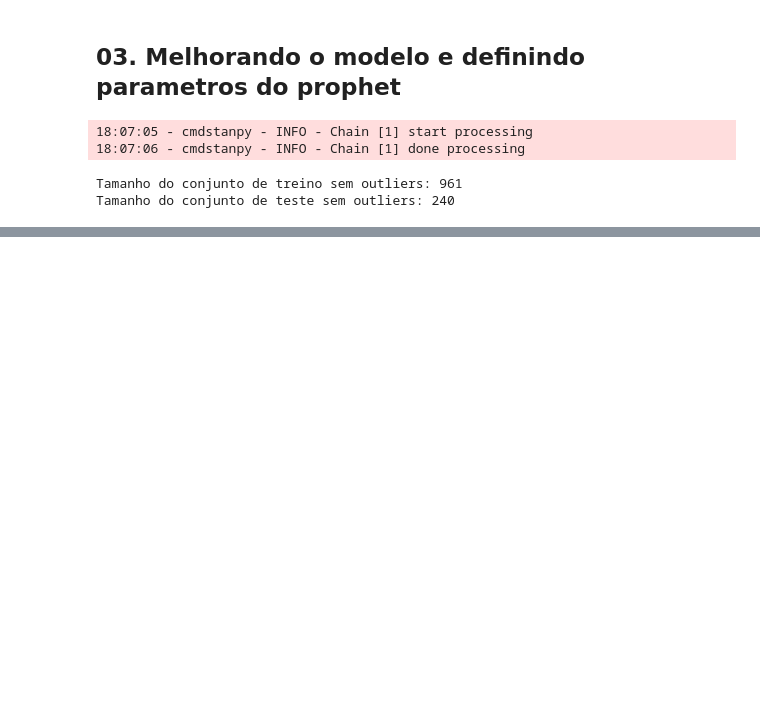
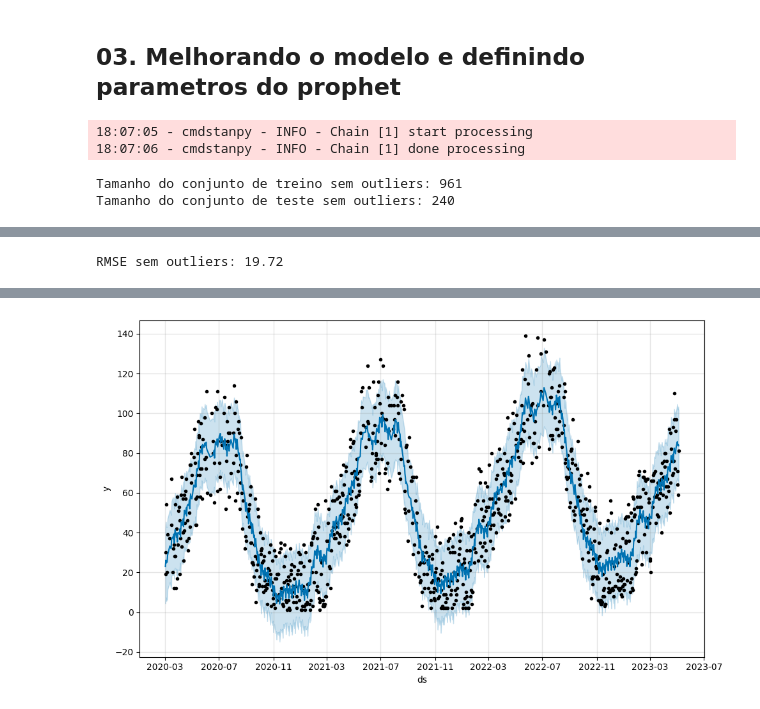
Before and after one commit to JCarapina/Estudos-praticos, a Jupyter notebook: series_prophet/notebooks/prophet.ipynb, the cells around one changed output, grey strips where cells are left out. Cells and saved outputs as stored; diff of their text form; code cells hidden in the pictures; blank space fills up the shorter version.

```diff
--- a/series_prophet/notebooks/prophet.ipynb
+++ b/series_prophet/notebooks/prophet.ipynb
@@ -229,0 +257,14 @@ previsao = modelo.predict(futuro)
+# %%
+rmse = round(root_mean_squared_error(df_comparacao['y'], df_comparacao['yhat']), 2)
+print(f"RMSE sem outliers: {rmse}")
+# %% [output]
+RMSE sem outliers: 19.72
+# %%
+## melhorano o  modelo atraves dos paramentros
+np.random.seed(4587)
+modelo = Prophet(changepoint_prior_scale=0.5)
+modelo.fit(df_treino_sem_outliers)
+futuro = modelo.make_future_dataframe(periods=0, freq='D')
+previsao = modelo.predict(futuro)
+fig = modelo.plot(previsao)
+# %% [output]
@@ -229,0 +273 @@ previsao = modelo.predict(futuro)
+[figure, added]
```
Also changed, not shown: parts of 5 cells of this notebook.
